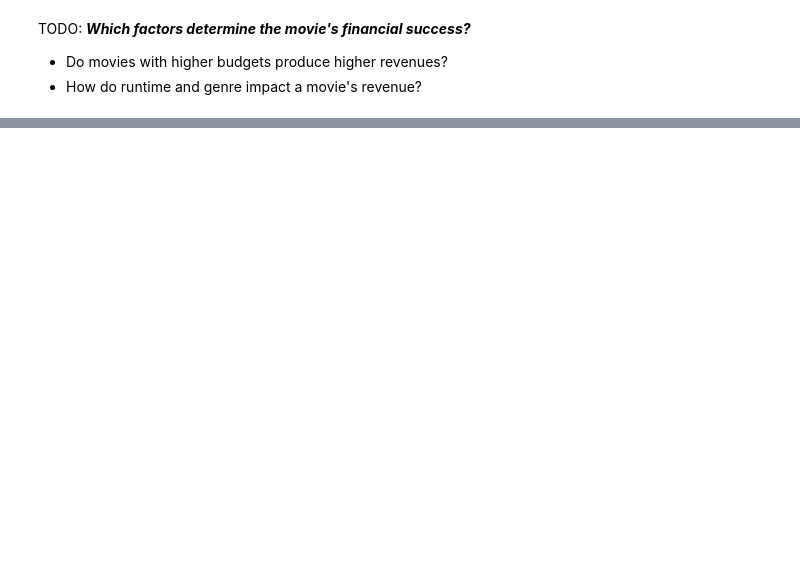
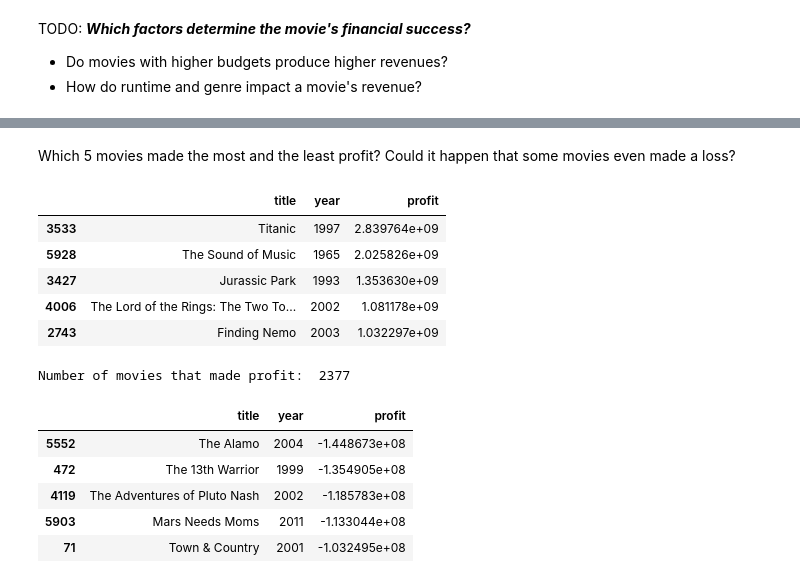
Before and after one commit to epfl-ada/ada-2023-project-fivefrenchspeakingpeoplenocap, a Jupyter notebook: p2_dataloading.ipynb, the cells around one changed output, grey strips where cells are left out. Cells and saved outputs as stored; diff of their text form; code cells hidden in the pictures; blank space fills up the shorter version.

```diff
--- a/p2_dataloading.ipynb
+++ b/p2_dataloading.ipynb
@@ -676,0 +716,37 @@ TODO: ***Is there a correlation between cinema revenue growth and world economic
+# %% [markdown]
+Which 5 movies made the most and the least profit? Could it happen that some movies even made a loss?
+# %%
+movies_merged["profit"] = (
+    movies_merged["revenue_adjusted"] - movies_merged["budget_adjusted"]
+)
+display(
+    movies_merged.sort_values(by=["profit"], ascending=False).head(5)[
+        ["title", "year", "profit"]
+    ]
+)
+print(
+    "Number of movies that made profit: ",
+    len(movies_merged[movies_merged["profit"] > 0]),
+)
+display(
+    movies_merged.sort_values(by=["profit"], ascending=True).head(5)[
+        ["title", "year", "profit"]
+    ]
+)
+print(
+    "Number of movies that made loss: ", len(movies_merged[movies_merged["profit"] < 0])
+)
+# %% [output]
+|  | title | year | profit |
+| 3533 | Titanic | 1997 | 2.839764e+09 |
+| 5928 | The Sound of Music | 1965 | 2.025826e+09 |
+| 3427 | Jurassic Park | 1993 | 1.353630e+09 |
+| 4006 | The Lord of the Rings: The Two To... | 2002 | 1.081178e+09 |
+| 2743 | Finding Nemo | 2003 | 1.032297e+09 |
+Number of movies that made profit:  2377
+|  | title | year | profit |
+| 5552 | The Alamo | 2004 | -1.448673e+08 |
+| 472 | The 13th Warrior | 1999 | -1.354905e+08 |
+| 4119 | The Adventures of Pluto Nash | 2002 | -1.185783e+08 |
+| 5903 | Mars Needs Moms | 2011 | -1.133044e+08 |
+| 71 | Town & Country | 2001 | -1.032495e+08 |
```
Also changed, not shown: parts of 21 cells of this notebook.
